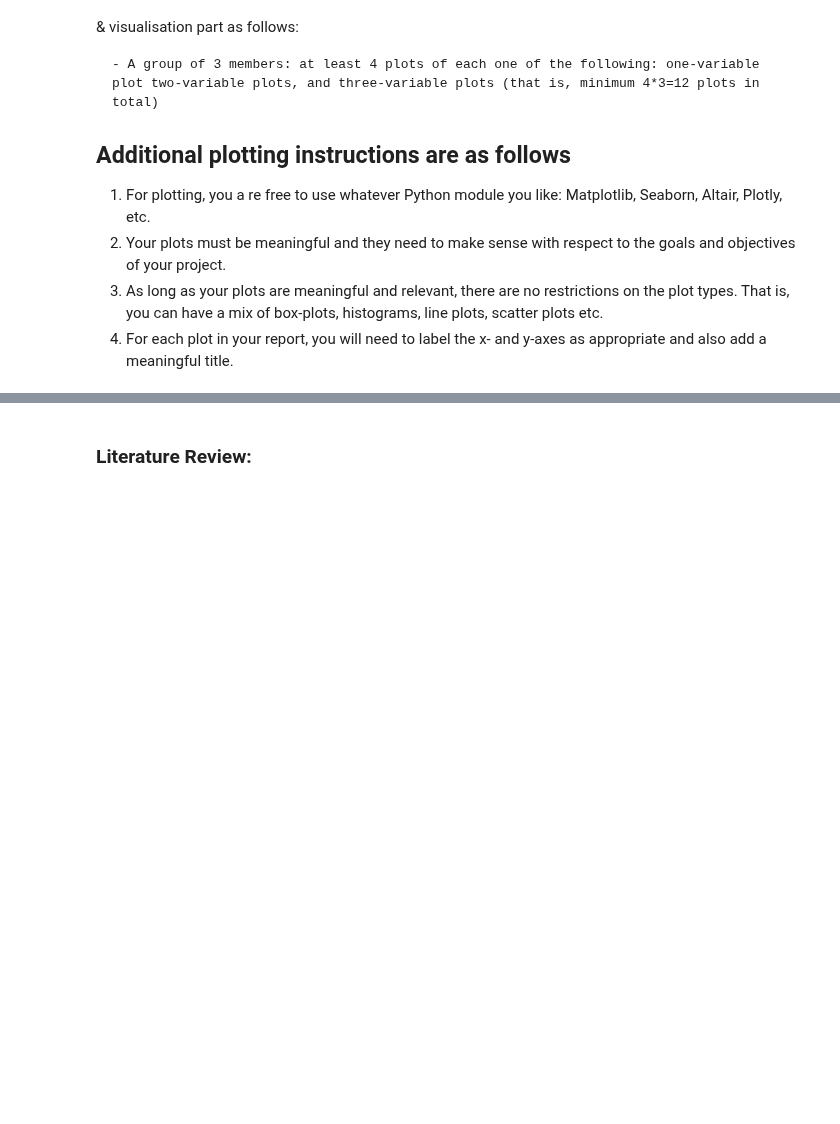
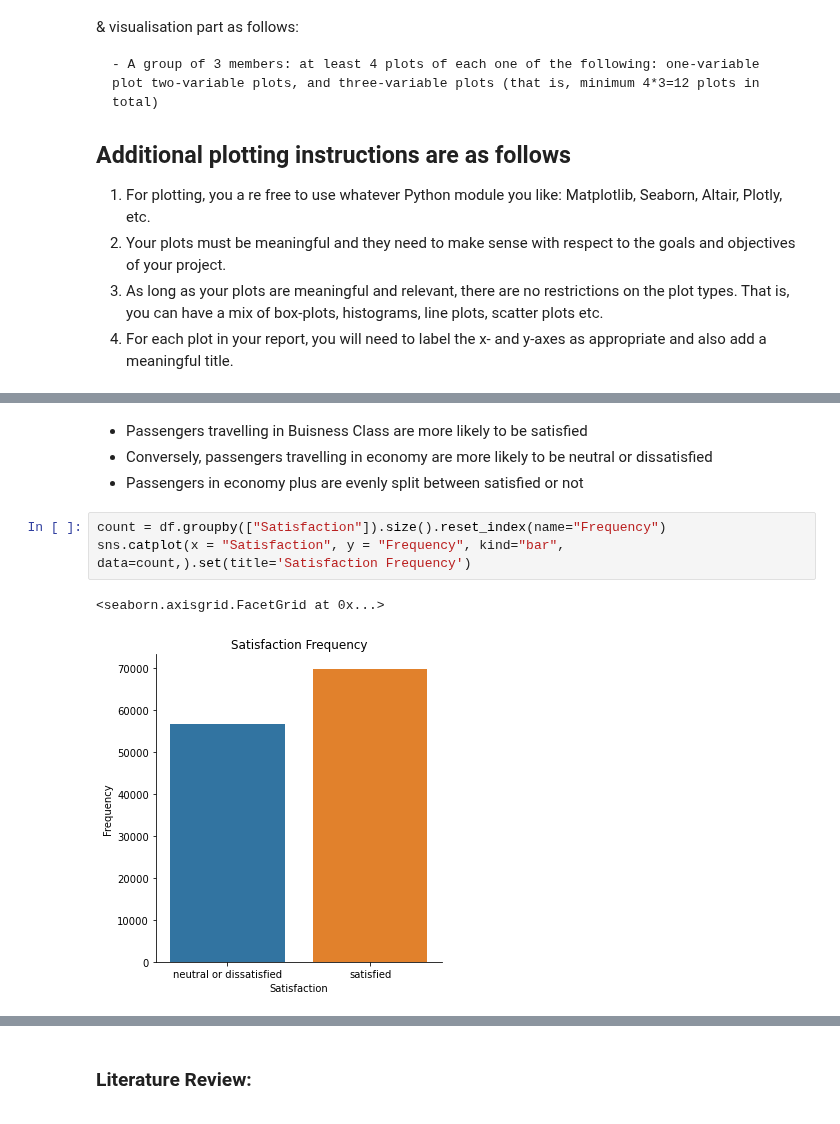
Before and after one commit to Mattjben/Passeneger-satisfaction-machine-learning, a Jupyter notebook: Phase 1_Airplane.ipynb, the cells around one changed output, grey strips where cells are left out. Drawn from its saved outputs; the diff is of its cells as text; blank space fills up the shorter version.

```diff
--- a/Phase 1_Airplane.ipynb
+++ b/Phase 1_Airplane.ipynb
@@ -415,0 +402,10 @@ NameError: name 'airplane_df' is not defined
+# %% [markdown]
+- Passengers travelling in Buisness Class are more likely to be satisfied
+- Conversely, passengers travelling in economy are more likely to be neutral or dissatisfied
+- Passengers in economy plus are evenly split between satisfied or not
+# %%
+count = df.groupby(["Satisfaction"]).size().reset_index(name="Frequency")
+sns.catplot(x = "Satisfaction", y = "Frequency", kind="bar", data=count,).set(title='Satisfaction Frequency')
+# %% [output]
+<seaborn.axisgrid.FacetGrid at 0x...>
+[figure, added]
```
Also changed, not shown: parts of 9 cells of this notebook.
